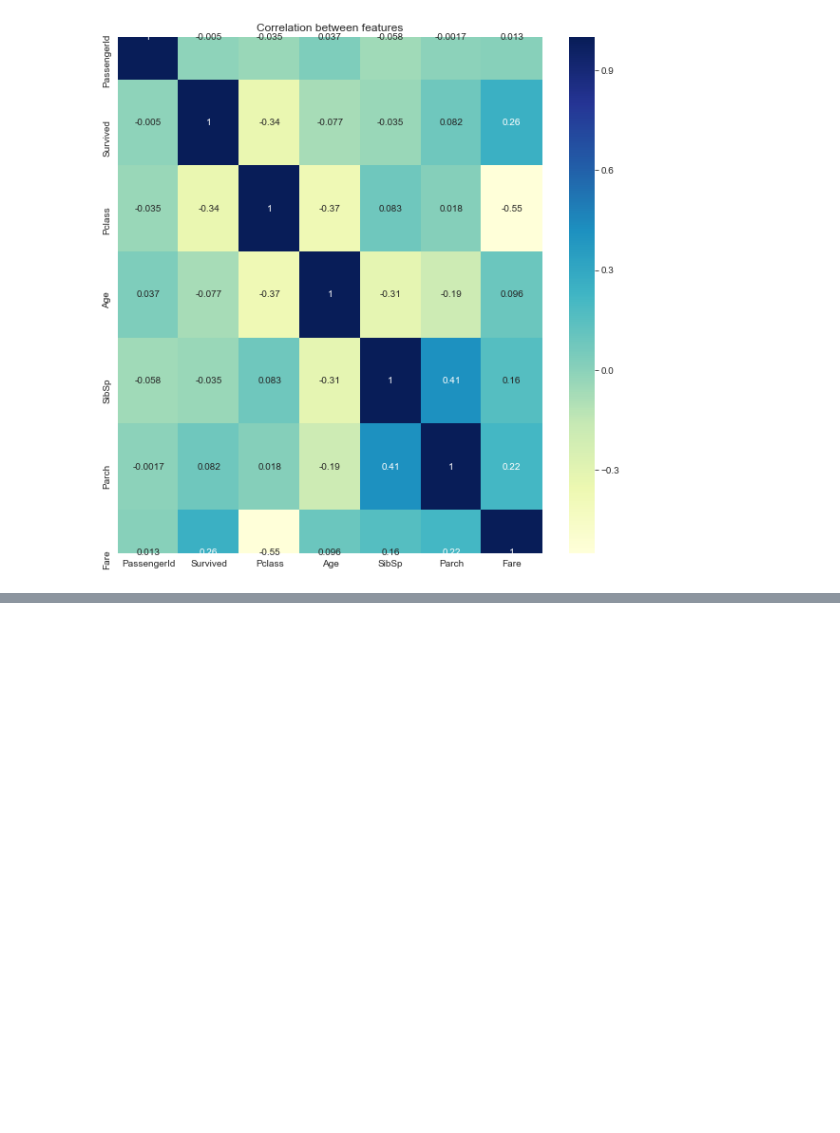
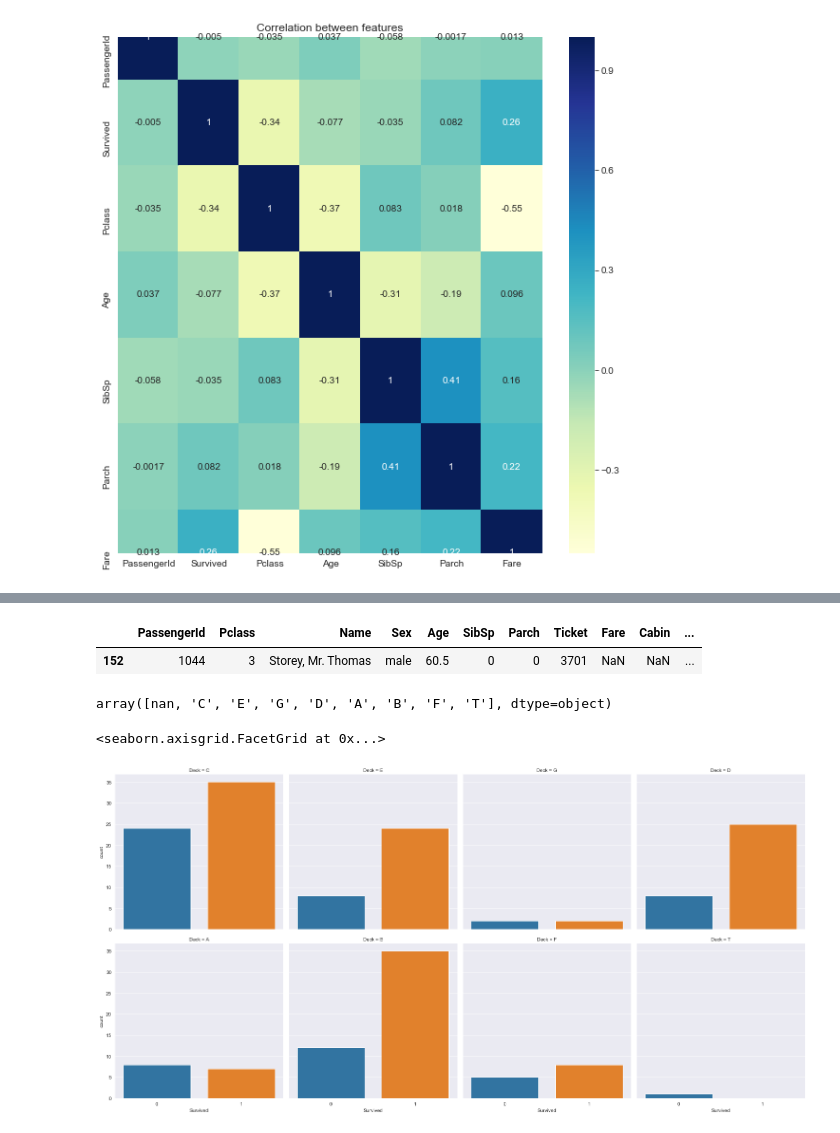
Before and after one commit to adamiqshan/end_to_end_ml, a Jupyter notebook: Titanic_end2end.ipynb, the cells around one changed output, grey strips where cells are left out. Saved outputs shown, nothing was run; the diff lists cells and outputs as text; code cells hidden in the pictures; blank space fills up the shorter version.

```diff
--- a/Titanic_end2end.ipynb
+++ b/Titanic_end2end.ipynb
@@ -203,0 +250,5 @@ plt.title('Correlation between features');
+# %%
+test[test.Fare.isnull()]
+# %% [output]
+|  | PassengerId | Pclass | Name | Sex | Age | SibSp | Parch | Ticket | Fare | Cabin | ... |
+| 152 | 1044 | 3 | Storey, Mr. Thomas | male | 60.5 | 0 | 0 | 3701 | NaN | NaN | ... |
@@ -203,0 +260,11 @@ plt.title('Correlation between features');
+# %%
+test['Deck']=test.Cabin.str[0]
+train['Deck']=train.Cabin.str[0]
+train.Deck.unique()
+# %% [output]
+array([nan, 'C', 'E', 'G', 'D', 'A', 'B', 'F', 'T'], dtype=object)
+# %%
+sns.factorplot('Survived', col='Deck', data=train[train.Deck.notnull()], kind='count', col_wrap=4)
+# %% [output]
+<seaborn.axisgrid.FacetGrid at 0x...>
+[figure, added]
```
Also changed, not shown: parts of 10 cells of this notebook.
